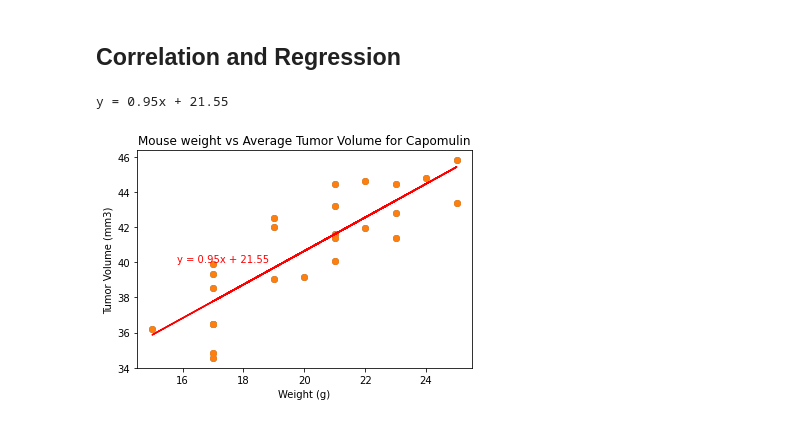
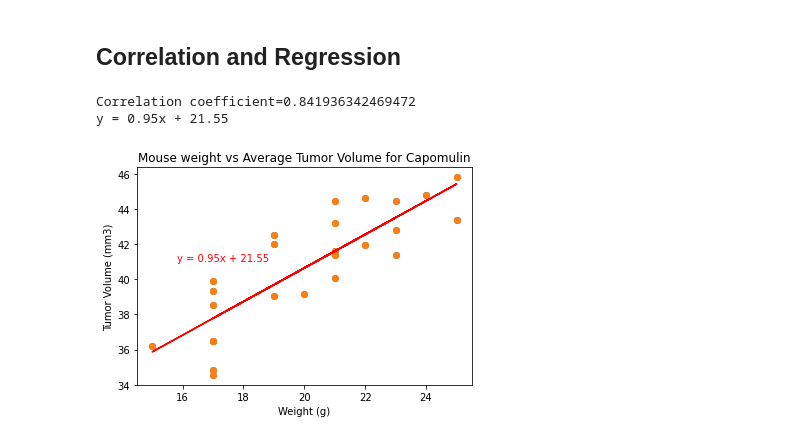
Before and after one commit to johnwanng/Matplotlib, a Jupyter notebook: pymaceuticals_starter.ipynb, the cells around one changed output. Saved outputs shown, nothing was run; the diff lists cells and outputs as text; code cells hidden in the pictures.

```diff
--- a/pymaceuticals_starter.ipynb
+++ b/pymaceuticals_starter.ipynb
@@ -332,20 +333,23 @@ plt.show
 # %%
 # Calculate the correlation coefficient and linear regression model
 # for mouse weight and average tumor volume for the Capomulin regimen
 from scipy.stats import linregress
-
+correlation = st.pearsonr(x_values,y_values)
 (slope, intercept, rvalue, pvalue, stderr) = linregress(x_values, y_values)
 regress_values = x_values * slope + intercept
 line_eq = "y = " + str(round(slope,2)) + "x + " + str(round(intercept,2))
 plt.scatter(x_values,y_values)
 plt.plot(x_values,regress_values,"r-")
-plt.annotate(line_eq,(15.8,40),fontsize=10,color="red")
+plt.annotate(line_eq,(15.8,41),fontsize=10,color="red")
 plt.scatter(x_values,y_values)
+print(f"Correlation coefficient={rvalue}")
+#print(correlation[0],2)
 print(line_eq)
 plt.xlabel("Weight (g)")
 plt.ylabel("Tumor Volume (mm3)")
 plt.title('Mouse weight vs Average Tumor Volume for Capomulin')
 plt.show()
 # %% [output]
+Correlation coefficient=0.841936342469472
 y = 0.95x + 21.55
-[figure, old version]
+[figure, new version]
```
Also changed, not shown: parts of 3 cells of this notebook, 3 other files.
